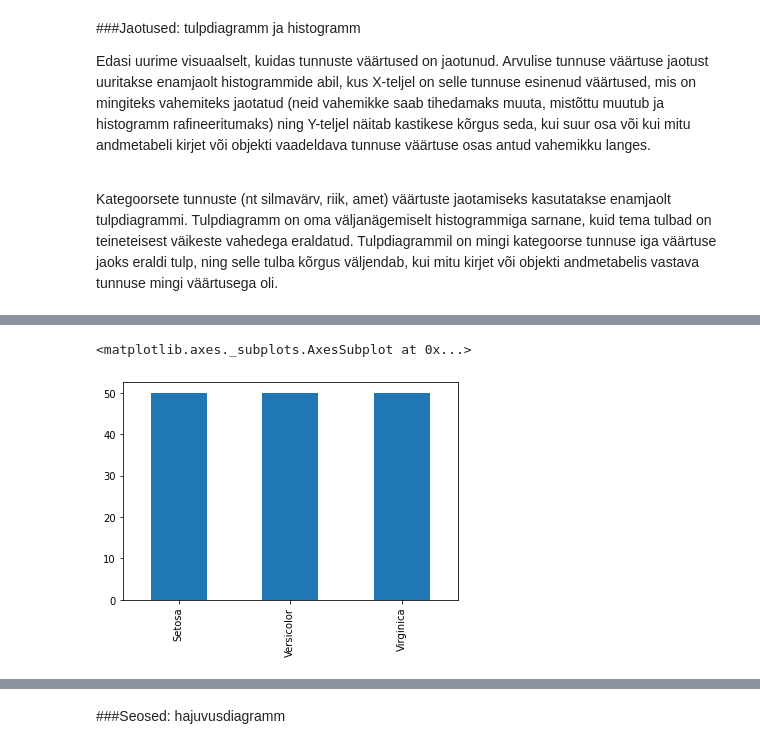
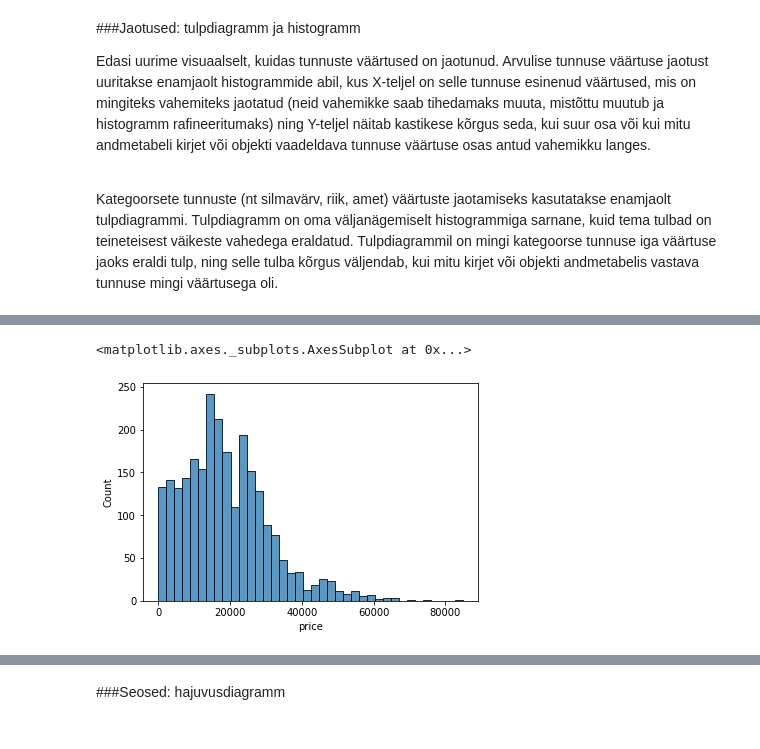
Before and after one commit to Reemet1/industry, a Jupyter notebook: notebooks/3. Masinõpe.ipynb, the cells around one changed output, grey strips where cells are left out. Cells and saved outputs as stored; diff of their text form; code cells hidden in the pictures.

```diff
--- a/notebooks/3. Masinõpe.ipynb
+++ b/notebooks/3. Masinõpe.ipynb
@@ -66,5 +90,7 @@ plt.show()
-# %%
-iris["variety"].value_counts().plot(kind="bar")
-# %% [output]
-<matplotlib.axes._subplots.AxesSubplot at 0x...>
-[figure, removed]
+# %%
+import seaborn as sns
+
+sns.histplot(data=cars, x="price")
+# %% [output]
+<matplotlib.axes._subplots.AxesSubplot at 0x...>
+[figure, added]
```
Also changed, not shown: parts of 69 cells of this notebook, 12 other files.
